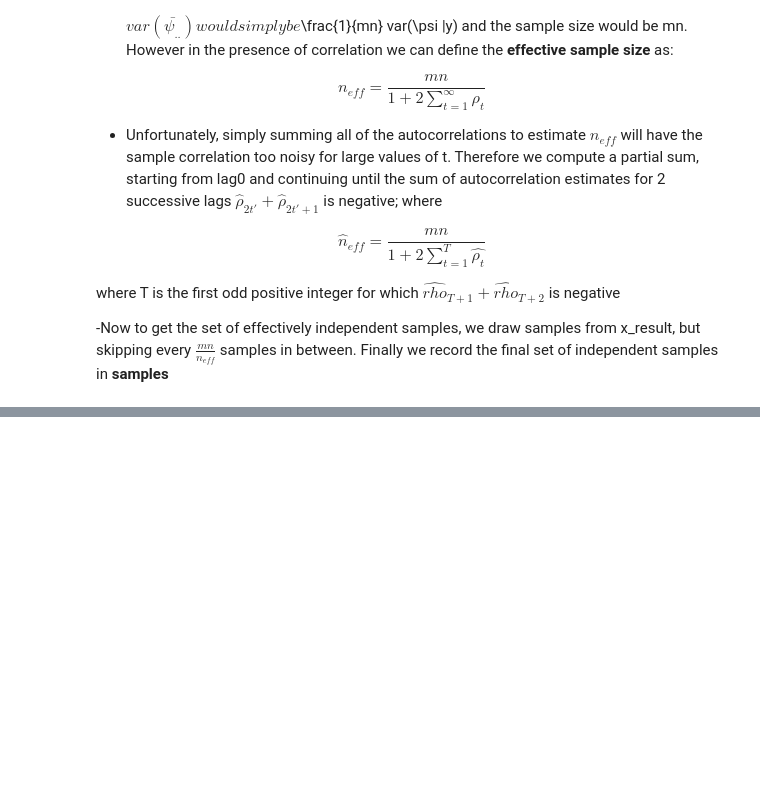
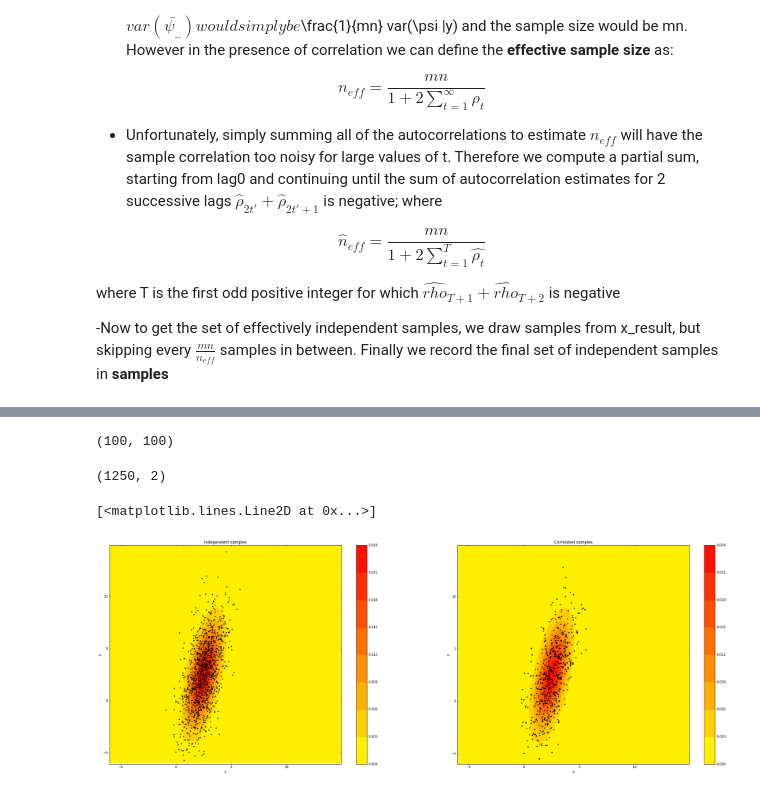
Before and after one commit to kcoshic/MCMC-autostopping-algorithm-returning-independent-samples, a Jupyter notebook: independent samples (includes comparison test).ipynb, the cells around one changed output, grey strips where cells are left out. Cells and saved outputs as stored; diff of their text form; code cells hidden in the pictures; blank space fills up the shorter version.

```diff
--- a/independent samples (includes comparison test).ipynb
+++ b/independent samples (includes comparison test).ipynb
@@ -480,3 +491,58 @@ plt.ylabel('y')
+# %%
+#plt.contour(x_res[:,1])
+F.shape
+# %% [output]
+(100, 100)
+# %%
+samples_1 = np.zeros((samples_final_1.shape[0]*samples_final_1.shape[2],2))
+for i in range(samples_final_1.shape[2]):
+    samples_1[i*samples_final_1.shape[0]:(i+1)*samples_final_1.shape[0],:]=samples_final_1[:,:,i]
+print samples_1.shape
+
+
+
+from matplotlib import cm
+F=np.zeros((420,420))
+delta = 0.05
+x = np.arange(-6., 15.0, delta)
+y = np.arange(-6.0, 15.0, delta)
+X,Y = np.meshgrid(x,y)
+for i in range(len(X[:,0])):
+    for j in range(len(Y[:,0])):
+        F[i,j] = f([X[i,j],Y[i,j]])
+
+
+# cp = plt.contourf(X, Y, F, cmap=cm.Wistia)
+# plt.colorbar(cp)
+# plt.title('Filled Contours Plot')
+# plt.xlabel('x')
+# plt.ylabel('y')
+# plt.show()
+
+
+
+
+plt.figure(1,figsize=(35,12))
+plt.subplot(1,2,1)
+cp = plt.contourf(X, Y, F, cmap=cm.autumn_r)
+plt.colorbar(cp)
+plt.title('Independent samples')
+plt.xlabel('x')
+plt.ylabel('y')
+plt.plot(run[7][:,0],run[7][:,1],'.',color='black')
+
+
+plt.subplot(1,2,2)
+cp = plt.contourf(X, Y, F, cmap=cm.autumn_r)
+plt.colorbar(cp)
+plt.title('Correlated samples')
+plt.xlabel('x')
+plt.ylabel('y')
+plt.plot(samples_1[:,0],samples_1[:,1],'.',color='black')
+# %% [output]
+(1250, 2)
+[<matplotlib.lines.Line2D at 0x...>]
+[figure, added]
 # %%
 mu = np.mean(run[7],axis=0)            # variance in samples
 var = np.var(run[7],axis=0)            # variance in samples
```
Also changed, not shown: parts of 24 cells of this notebook, 1 other file.
